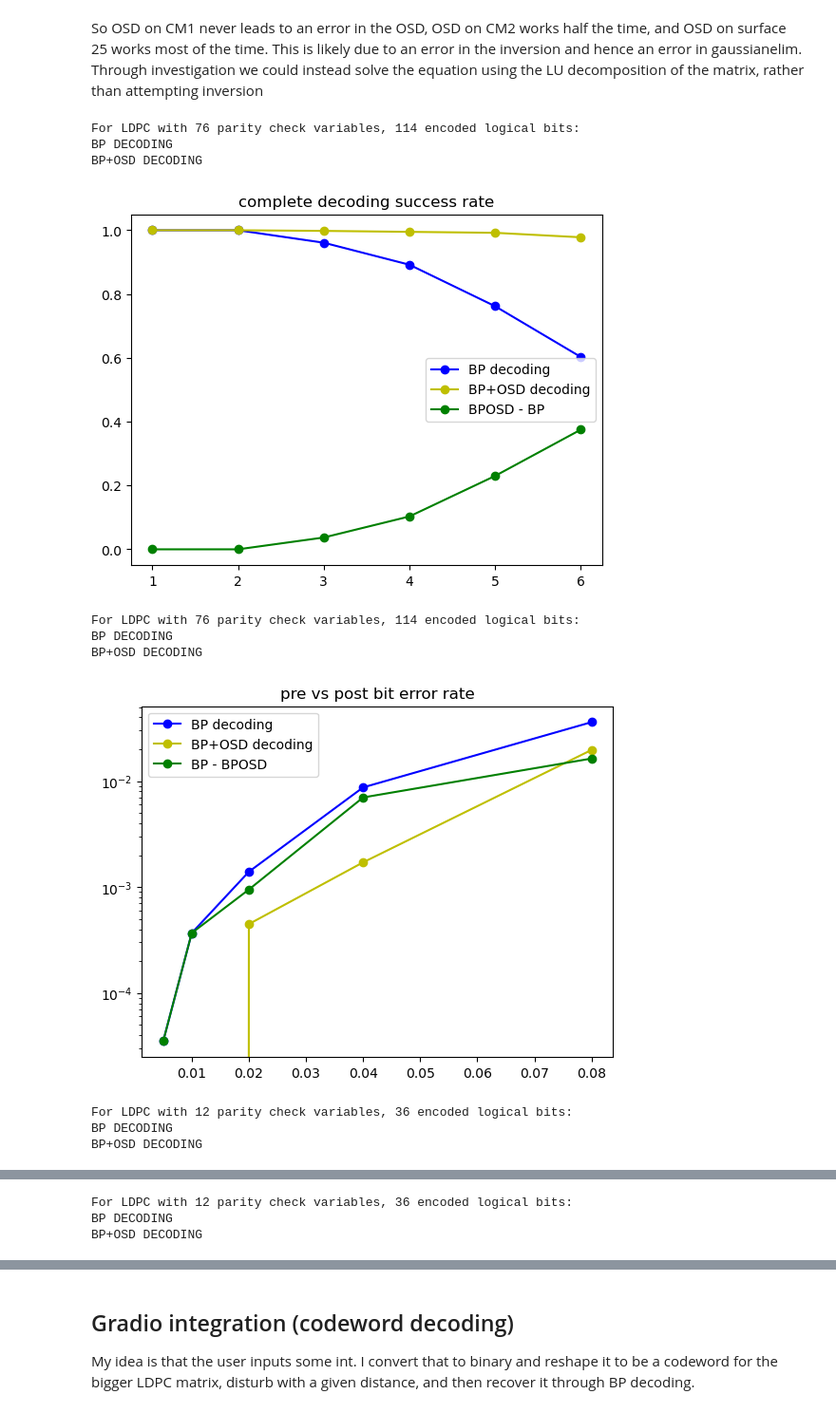
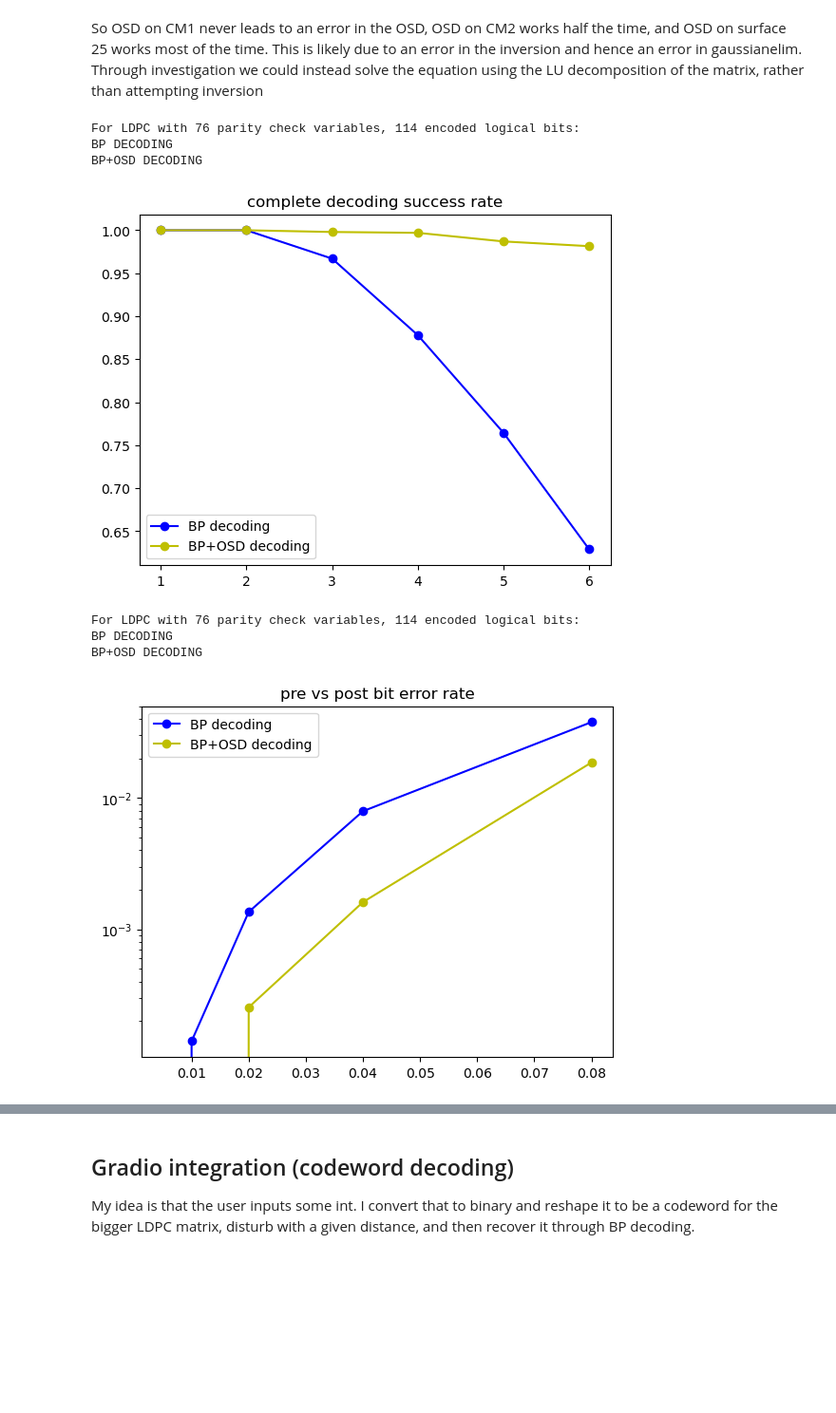
Before and after one commit to ramanodgers/beliefpropagation, a Jupyter notebook: QuantumBP.ipynb, the cells around one changed output, grey strips where cells are left out. Shown at 95% size. Drawn from its saved outputs; the diff is of its cells as text; code cells hidden in the pictures; blank space fills up the shorter version.

Commit message:
updated results with larger batch size

```diff
--- a/QuantumBP.ipynb
+++ b/QuantumBP.ipynb
@@ -287,7 +279,7 @@ https://yair-mz.medium.com/decoding-ldpc-codes-with-belief-propagation-43c859f42
 # the input is the m length syndrome and the output is n length estimated error
 # the goal in a syndrome decoder is to generate the input error from a syndrome
 class syndrome_BP:
-    def __init__(self, H, syndrome, max_iter, p, OSD = False):
+    def __init__(self, H, syndrome, max_iter, p, OSD = False, higher = False):
         # this class assumes the iid errors as above
         # syndrome based belief propagation
         self.syndrome = np.array(syndrome)
@@ -300,6 +292,7 @@ class syndrome_BP:
         self.guess = np.zeros(self.H.shape[1], dtype = int)
         self.p = p
         self.OSD  = OSD
+        self.higherOSD  = higher
 
         #the log probability that the noise values for each bit is zero
         self.Lconst = np.full((self.H.shape[1]),np.log(1-self.p) - np.log(self.p))
@@ -393,7 +386,7 @@ class syndrome_BP:
             if result:
                 #success
                 return self.guess, False
-        #now for OSD
+
         if self.OSD:
             self.guess = np.zeros(self.H.shape[1], dtype = int)
             cols, OSDerror = osd_0(self.H, self.syndrome, self.Q)
@@ -401,22 +394,11 @@ class syndrome_BP:
                 self.guess[cols[i]] = OSDerror[i]
             He = np.remainder(np.dot(self.H,self.guess),2)
             # stop condition
-#             if not np.array_equal(He,self.syndrome):
-#                 print("\n what \n")
+            if not np.array_equal(He,self.syndrome):
+                print("\n what \n")
 
-#             else:
-#                 print("osd guess = syndrome")
-#             bp_sort = np.argsort(self.Q)
-#             temp = self.H.copy()
-#             colz  = gaussianElimination(temp, columns=bp_sort, diagonalize=False)
-#             # print(temp)
-#             print(temp[:,colz])
-#             H_OSD = self.H[:,colz]
-#             print(H_OSD)
-#             H_AUG = np.ascontiguousarray(np.hstack([H_OSD, self.syndrome[:,np.newaxis]]), dtype = int)
-#             gaussianElimination(H_AUG)
-#             print(H_AUG)
-#             print(bp_sort)
+        #now for higher-order OSD
+        if self.higherOSD:
 
         return self.guess, True
 # %% [markdown]
@@ -451,14 +433,6 @@ def tester (A, err_model, err_param,num=100, max_iter =30, only_error = False, v
         syndrome = np.remainder(np.dot(H, error),2)
         BP = syndrome_BP(H,syndrome,max_iter,p,OSD = OSD)
         est_error, maxed = BP.decoder()
-        # print("error")
-        # print(error)
-        # print("giuess")
-        # print(est_error)
-        # print("syndrome")
-        # print(syndrome)
-        # print("guessed syndrome")
-        # print(np.remainder(np.dot(H, est_error),2))
         delta = np.sum(np.abs(error-est_error))
         if verbose==3:
             if delta != 0:
@@ -479,7 +453,7 @@ def tester (A, err_model, err_param,num=100, max_iter =30, only_error = False, v
 
     return success/num, counter
 
-def batch_tester(param_list, M, err_model = 'd', verbose = 0, OSD  = False,    num = 1000):
+def batch_tester(param_list, M, err_model = 'd', verbose = 0, OSD  = False,    num = 2000):
     #wrappper function to tester which returns statistics and prints with varying verbosity
 
     distance = np.min(np.sum(M, axis = 0)) + 1
@@ -544,10 +518,10 @@ def distance_plot_test(M, verbose = 0):
     #plotting
     plt.plot(BP_results[0], BP_results[1], 'bo-',label = "BP decoding")
     plt.plot(BPOSD_results[0], BPOSD_results[1], 'yo-',label = "BP+OSD decoding")
-    plt.plot(BPOSD_results[0], differential, 'go-',label = "BPOSD - BP")
+    # plt.plot(BPOSD_results[0], differential, 'go-',label = "BPOSD - BP")
     plt.legend()
     plt.title('complete decoding success rate')
-    # plt.savefig("HGPrep3BPBPOSDdistancetest.png")
+    plt.savefig("CM1BPBPOSDdistancetest.png")
     plt.show()
 
 
@@ -570,12 +544,12 @@ def rate_plot_test(M, verbose = 0):
     #plotting
     plt.plot(BP_results[2], BP_results[3], 'bo-',label = "BP decoding")
     plt.plot(BPOSD_results[2], BPOSD_results[3], 'yo-',label = "BP+OSD decoding")
-    plt.plot(BPOSD_results[2], differential, 'go-',label = "BP - BPOSD")
+    # plt.plot(BPOSD_results[2], differential, 'go-',label = "BP - BPOSD")
 
     plt.yscale('log')
     plt.title('pre vs post bit error rate')
     plt.legend()
-    # plt.savefig("HGPrep3BPBPOSDratetest.png")
+    plt.savefig("CM1BPBPOSDratetest.png")
     plt.show()
 # %%
 ee  = batch_tester([1,2,3,4], CM2, err_model = 'd', verbose = 1, OSD  = True, num=5)
@@ -587,18 +561,15 @@ time for 4: 0.1027
 # %% [markdown]
 So OSD on CM1 never leads to an error in the OSD, OSD on CM2 works half the time, and OSD on surface 25 works most of the time. This is likely due to an error in the inversion and hence an error in gaussianelim. Through investigation we could instead solve the equation using the LU decomposition of the matrix, rather than attempting inversion
 # %%
-for M in [CM1,CM2, surface25, HGPrep3]:
+for M in [CM1]:
     distance_plot_test(M, verbose = 0)
     rate_plot_test(M, verbose =0)
 # %% [output]
 For LDPC with 76 parity check variables, 114 encoded logical bits:
 BP DECODING
 BP+OSD DECODING
-[figure, old version]
+[figure, new version]
 For LDPC with 76 parity check variables, 114 encoded logical bits:
 BP DECODING
 BP+OSD DECODING
-[figure, old version]
+[figure, new version]
-For LDPC with 12 parity check variables, 36 encoded logical bits:
-BP DECODING
-BP+OSD DECODING
@@ -606,3 +575,0 @@ BP+OSD DECODING
-For LDPC with 12 parity check variables, 36 encoded logical bits:
-BP DECODING
-BP+OSD DECODING
```
Also changed, not shown: parts of 4 cells of this notebook, 8 other files.
